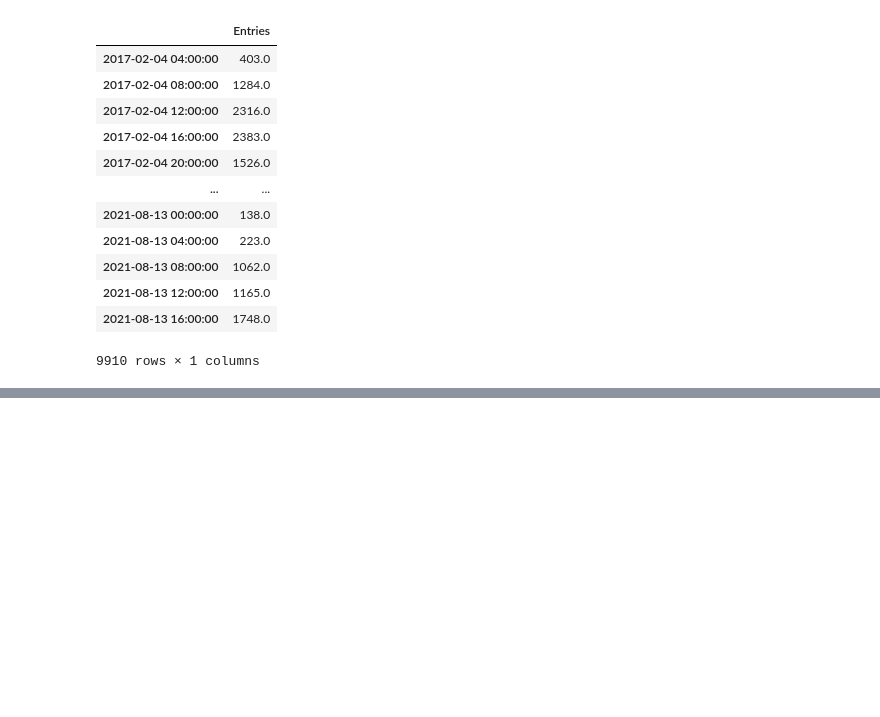
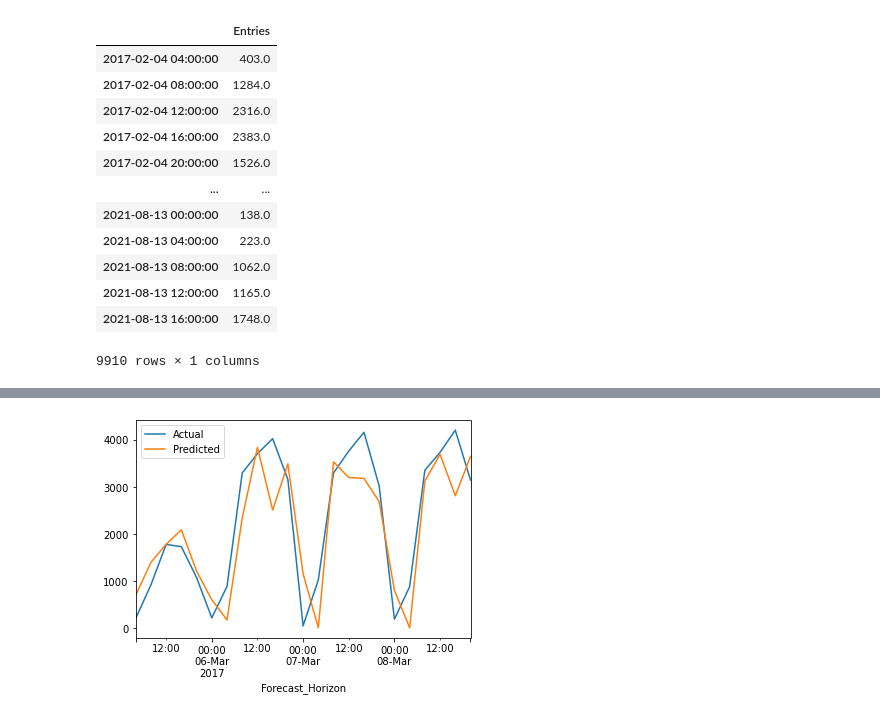
Before and after one commit to wang-yiche/DS5500-Project, a Jupyter notebook: Untitled.ipynb, the cells around one changed output, grey strips where cells are left out. Drawn from its saved outputs; the diff is of its cells as text; code cells hidden in the pictures; blank space fills up the shorter version.

```diff
--- a/Untitled.ipynb
+++ b/Untitled.ipynb
@@ -71,0 +57,7 @@ d
+# %%
+df = d[d['Forecast_Step'] == 1]
+# %%
+df.plot(x="Forecast_Horizon", y=["Actual", "Predicted"])
+plt.show()
+# %% [output]
+[figure, added]
```
Also changed, not shown: parts of 7 cells of this notebook, 4 other files.
